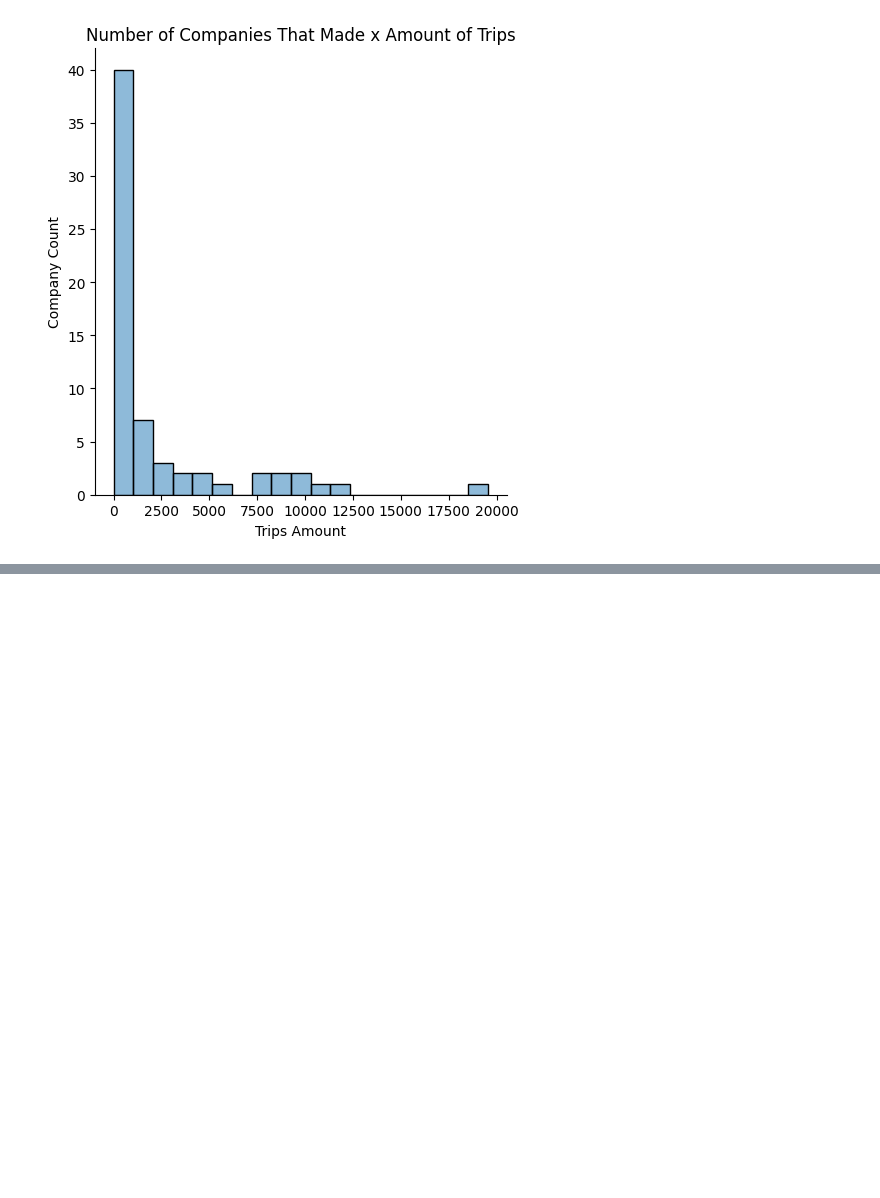
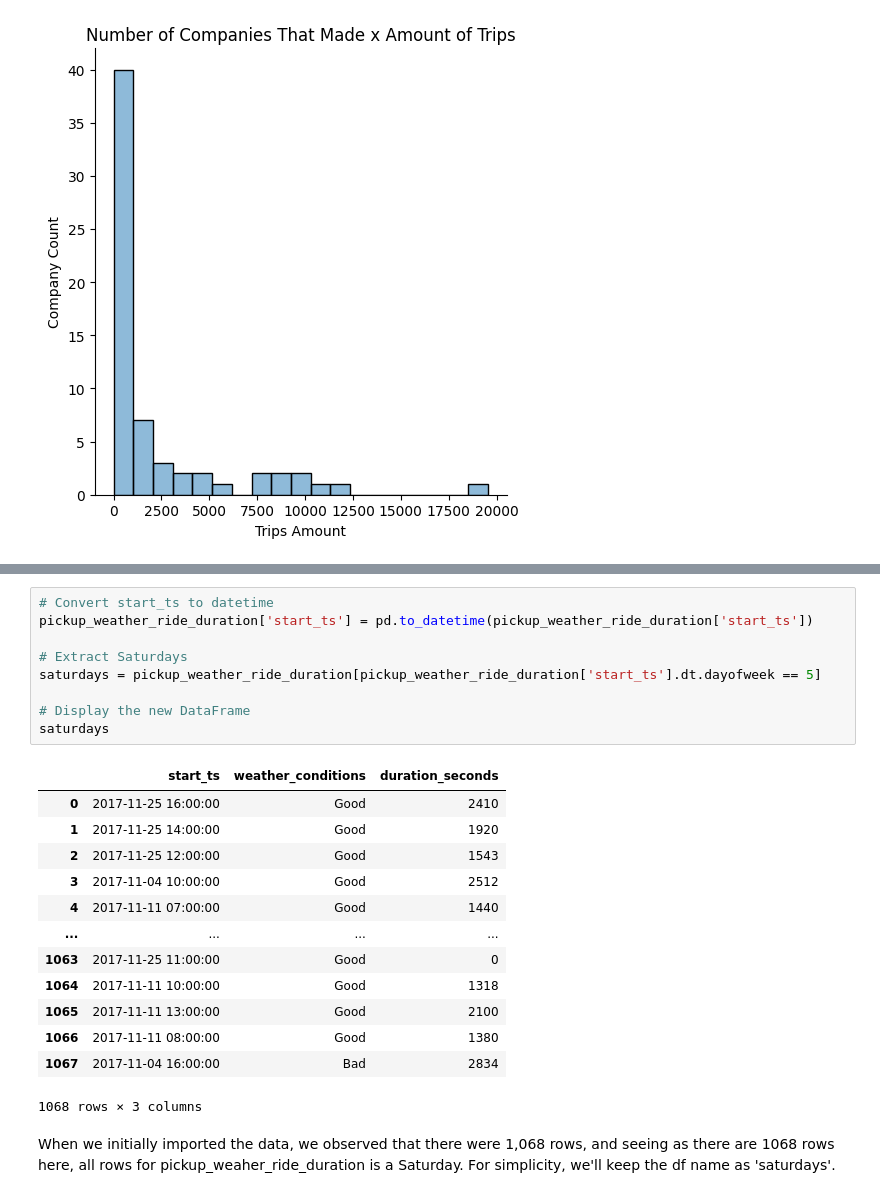
Before and after one commit to Vyncent-vdW/sprint_six_sql_project, a Jupyter notebook: sprint_six_sql_nb.ipynb, the cells around one changed output, grey strips where cells are left out. Cells and saved outputs as stored; diff of their text form; blank space fills up the shorter version.

```diff
--- a/sprint_six_sql_nb.ipynb
+++ b/sprint_six_sql_nb.ipynb
@@ -279,0 +318,25 @@ fig.show()
+# %%
+# Convert start_ts to datetime
+pickup_weather_ride_duration['start_ts'] = pd.to_datetime(pickup_weather_ride_duration['start_ts'])
+
+# Extract Saturdays
+saturdays = pickup_weather_ride_duration[pickup_weather_ride_duration['start_ts'].dt.dayofweek == 5]
+
+# Display the new DataFrame
+saturdays
+# %% [output]
+|  | start_ts | weather_conditions | duration_seconds |
+| 0 | 2017-11-25 16:00:00 | Good | 2410 |
+| 1 | 2017-11-25 14:00:00 | Good | 1920 |
+| 2 | 2017-11-25 12:00:00 | Good | 1543 |
+| 3 | 2017-11-04 10:00:00 | Good | 2512 |
+| 4 | 2017-11-11 07:00:00 | Good | 1440 |
+| ... | ... | ... | ... |
+| 1063 | 2017-11-25 11:00:00 | Good | 0 |
+| 1064 | 2017-11-11 10:00:00 | Good | 1318 |
+| 1065 | 2017-11-11 13:00:00 | Good | 2100 |
+| 1066 | 2017-11-11 08:00:00 | Good | 1380 |
+| 1067 | 2017-11-04 16:00:00 | Bad | 2834 |
+1068 rows × 3 columns
+# %% [markdown]
+When we initially imported the data, we observed that there were 1,068 rows, and seeing as there are 1068 rows here, all rows for pickup_weaher_ride_duration is a Saturday. For simplicity, we'll keep the df name as 'saturdays'.
```
Also changed, not shown: parts of 25 cells of this notebook.
